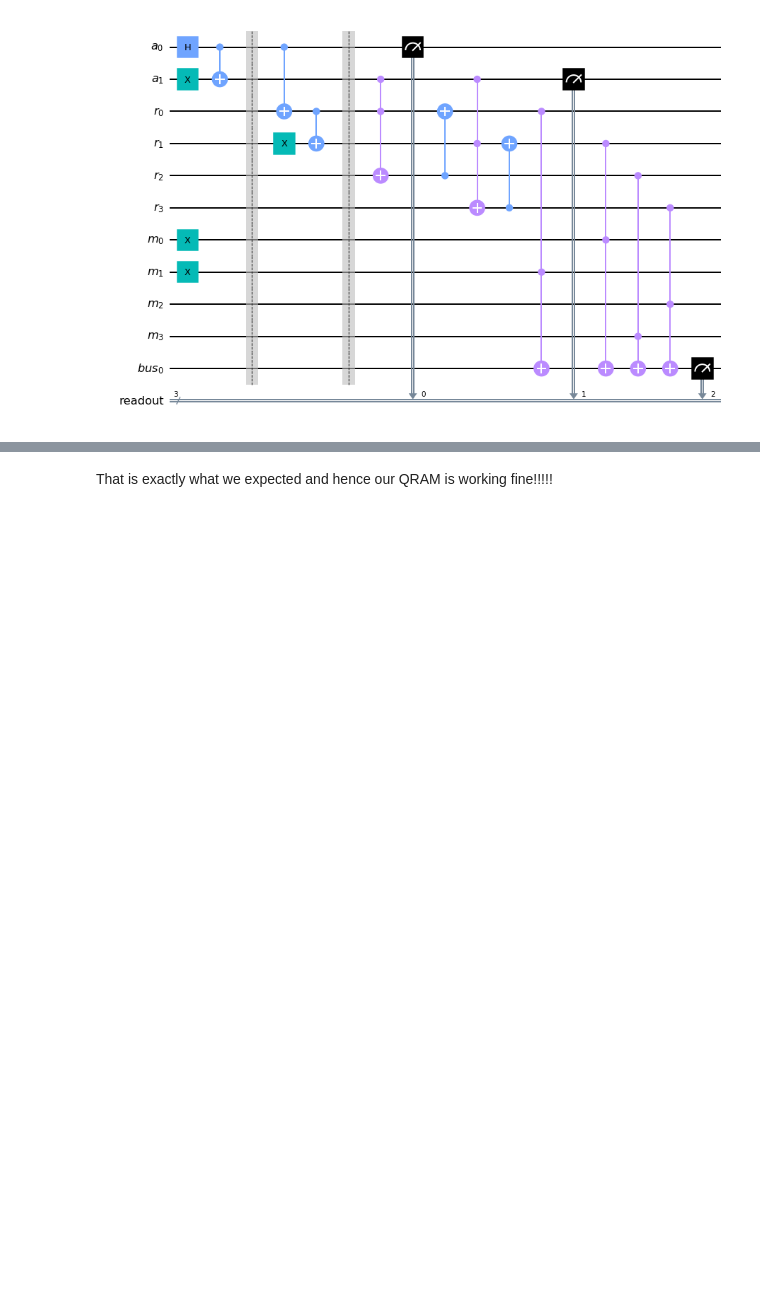
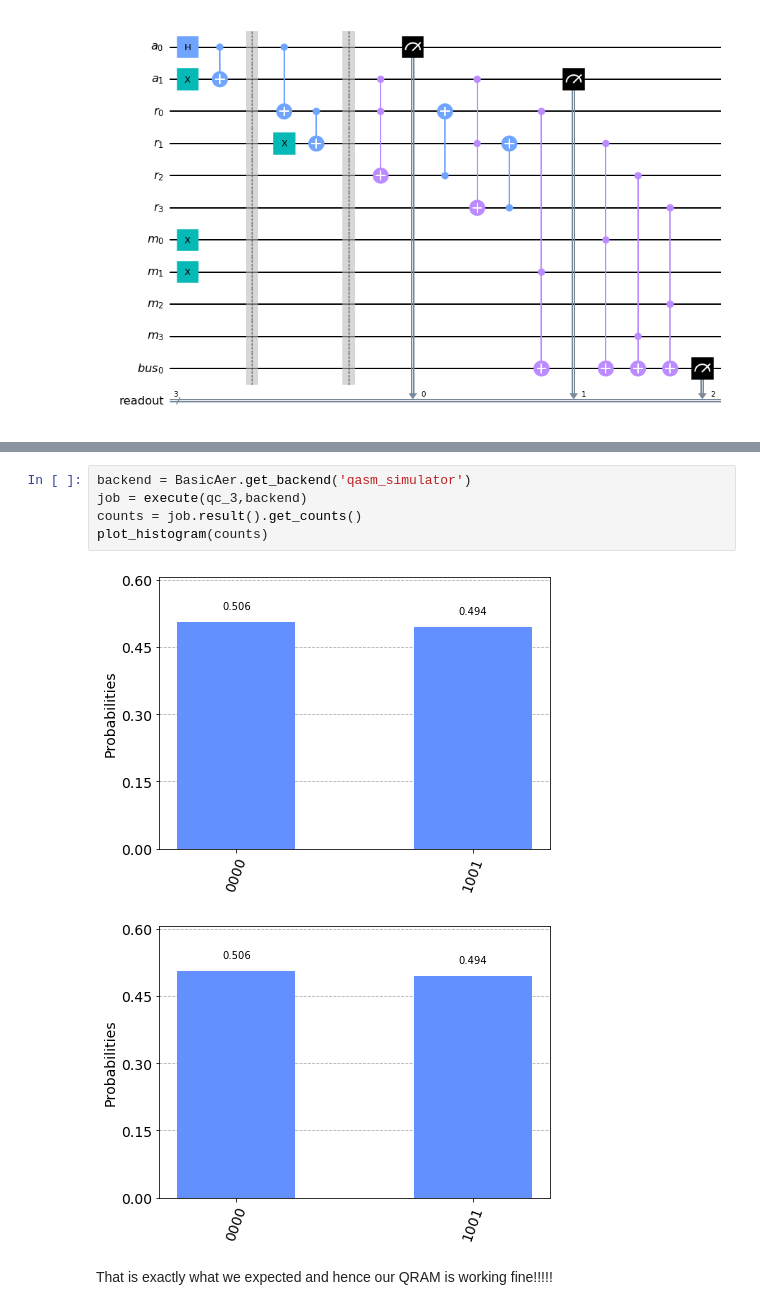
Before and after one commit to singhmeet11/Boosting-Algorithm, a Jupyter notebook: QRAM/QRAM.ipynb, the cells around one changed output, grey strips where cells are left out. Drawn from its saved outputs; the diff is of its cells as text; blank space fills up the shorter version.

```diff
--- a/QRAM/QRAM.ipynb
+++ b/QRAM/QRAM.ipynb
@@ -354,3 +362,11 @@ plot_histogram(counts)
+# %%
+backend = BasicAer.get_backend('qasm_simulator')
+job = execute(qc_3,backend)
+counts = job.result().get_counts()
+plot_histogram(counts)
+# %% [output]
+[figure, added]
+[figure, added]
 # %% [markdown]
 That is exactly what we expected and hence our QRAM is working fine!!!!!
 # %% [markdown]
```
Also changed, not shown: parts of 10 cells of this notebook.
